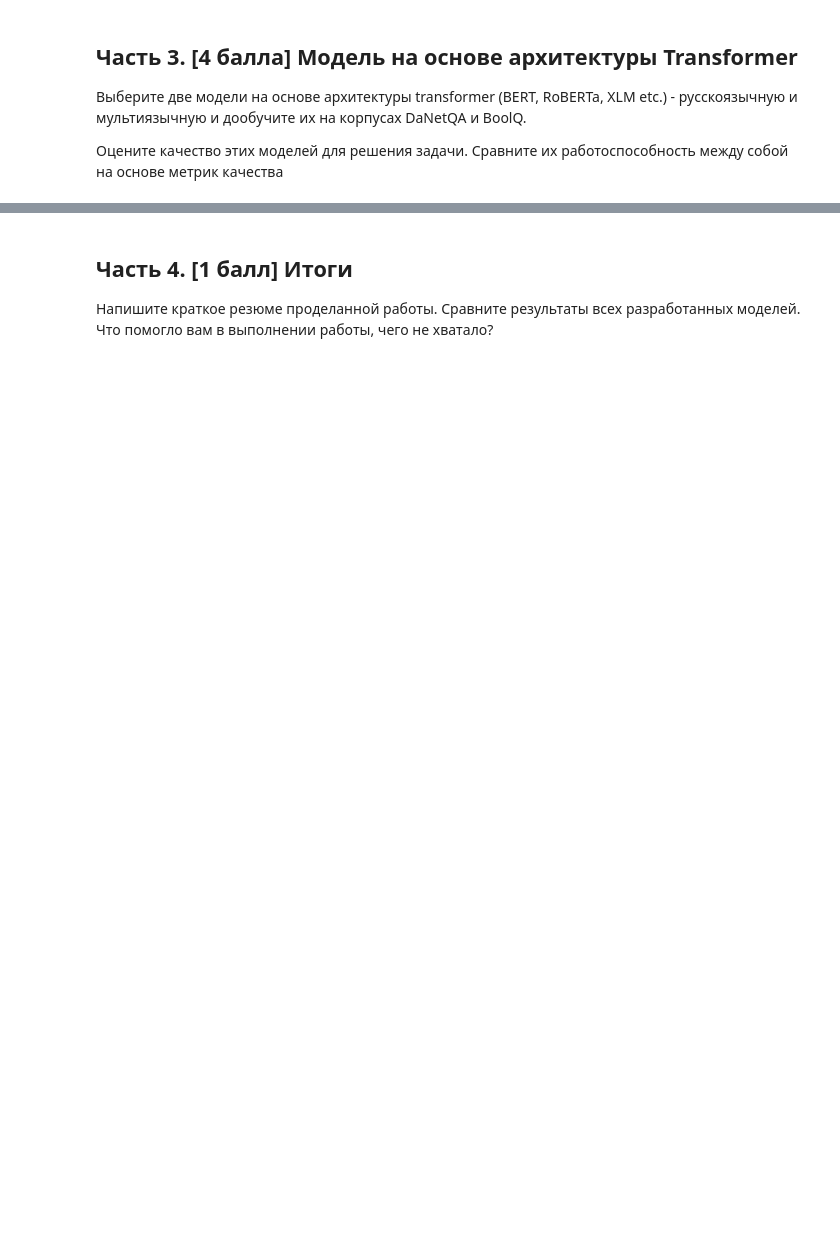
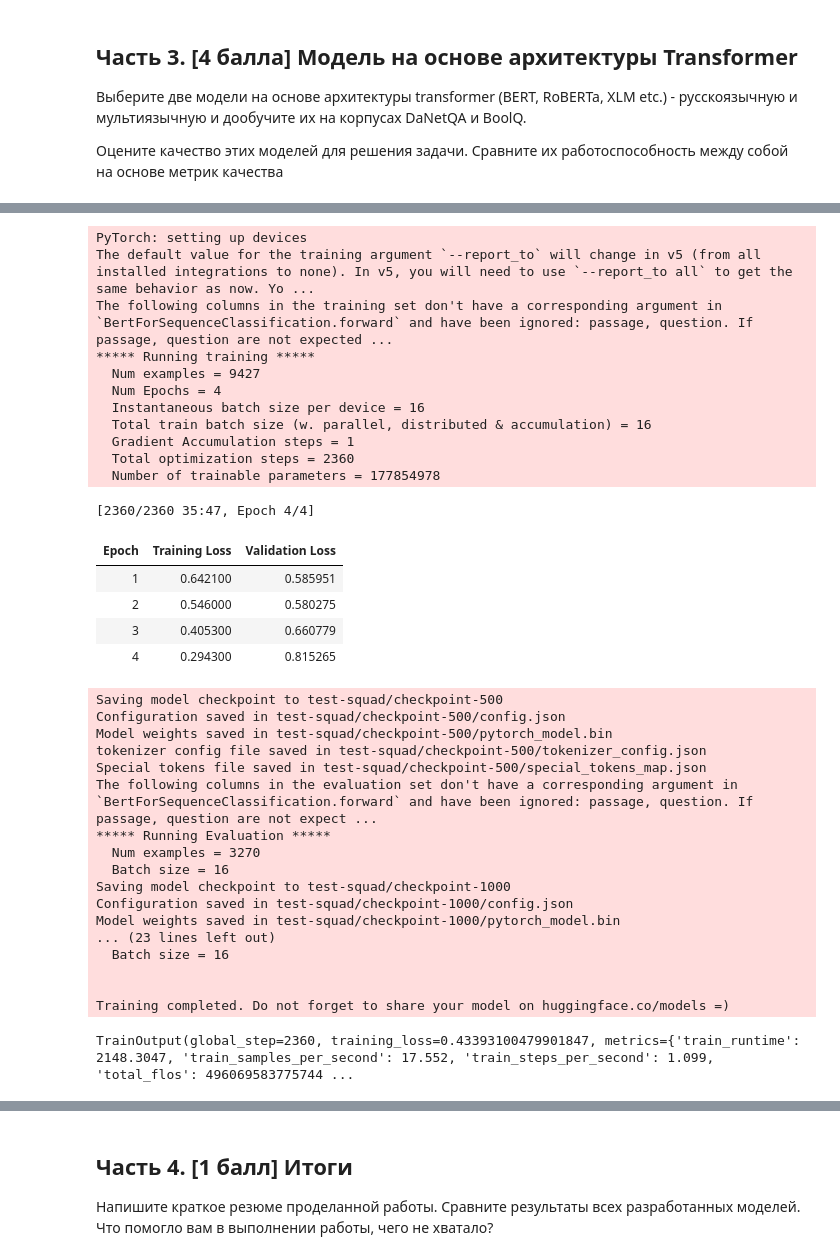
Before and after one commit to potroshitelshuk/NLP-2022, a Jupyter notebook: hw3_2022_v2_colab_version.ipynb, the cells around one changed output, grey strips where cells are left out. Drawn from its saved outputs; the diff is of its cells as text; code cells hidden in the pictures; blank space fills up the shorter version.

```diff
--- a/hw3_2022_v2_colab_version.ipynb
+++ b/hw3_2022_v2_colab_version.ipynb
@@ -570,0 +613,9 @@ print(f'Accuracy on BoolQ dataset for model trained on concatination of 2 datase
+# %%
+datasets = DatasetDict({"train": Dataset.from_pandas(boolq_df_train),
+                                 "validation": Dataset.from_pandas(boolq_df_val)})
+# %%
+model_ckpt = "bert-base-multilingual-cased"
+tokenizer = BertTokenizer.from_pretrained(model_ckpt)
+boolq = datasets.map(lambda x : tokenizer(x['question'], x['passage'], truncation="only_second", return_tensors='pt', padding=True, max_length=256, add_special_tokens = True), batched=True)
+
+model = AutoModelForSequenceClassification.from_pretrained(model_ckpt)
@@ -570,0 +657,58 @@ print(f'Accuracy on BoolQ dataset for model trained on concatination of 2 datase
+# %%
+batch_size = 16
+args = TrainingArguments(
+    f"test-squad",
+    evaluation_strategy = "epoch",
+    learning_rate=2e-5,
+    per_device_train_batch_size=batch_size,
+    per_device_eval_batch_size=batch_size,
+    num_train_epochs=4,
+    weight_decay=0.01,
+)
+
+
+trainer = Trainer(
+    model,
+    args,
+    train_dataset=boolq["train"],
+    eval_dataset=boolq["validation"],
+    tokenizer=tokenizer,
+)
+
+trainer.train()
+# %% [output]
+PyTorch: setting up devices
+The default value for the training argument `--report_to` will change in v5 (from all installed integrations to none). In v5, you will need to use `--report_to all` to get the same behavior as now. Yo ...
+The following columns in the training set don't have a corresponding argument in `BertForSequenceClassification.forward` and have been ignored: passage, question. If passage, question are not expected ...
+***** Running training *****
+  Num examples = 9427
+  Num Epochs = 4
+  Instantaneous batch size per device = 16
+  Total train batch size (w. parallel, distributed & accumulation) = 16
+  Gradient Accumulation steps = 1
+  Total optimization steps = 2360
+  Number of trainable parameters = 177854978
+[2360/2360 35:47, Epoch 4/4]
+| Epoch | Training Loss | Validation Loss |
+| 1 | 0.642100 | 0.585951 |
+| 2 | 0.546000 | 0.580275 |
+| 3 | 0.405300 | 0.660779 |
+| 4 | 0.294300 | 0.815265 |
+Saving model checkpoint to test-squad/checkpoint-500
+Configuration saved in test-squad/checkpoint-500/config.json
+Model weights saved in test-squad/checkpoint-500/pytorch_model.bin
+tokenizer config file saved in test-squad/checkpoint-500/tokenizer_config.json
+Special tokens file saved in test-squad/checkpoint-500/special_tokens_map.json
+The following columns in the evaluation set don't have a corresponding argument in `BertForSequenceClassification.forward` and have been ignored: passage, question. If passage, question are not expect ...
+***** Running Evaluation *****
+  Num examples = 3270
+  Batch size = 16
+Saving model checkpoint to test-squad/checkpoint-1000
+Configuration saved in test-squad/checkpoint-1000/config.json
+Model weights saved in test-squad/checkpoint-1000/pytorch_model.bin
+... (23 lines left out)
+  Batch size = 16
+
+
+Training completed. Do not forget to share your model on huggingface.co/models =)
+TrainOutput(global_step=2360, training_loss=0.43393100479901847, metrics={'train_runtime': 2148.3047, 'train_samples_per_second': 17.552, 'train_steps_per_second': 1.099, 'total_flos': 496069583775744 ...
```
Also changed, not shown: parts of 39 cells of this notebook.
